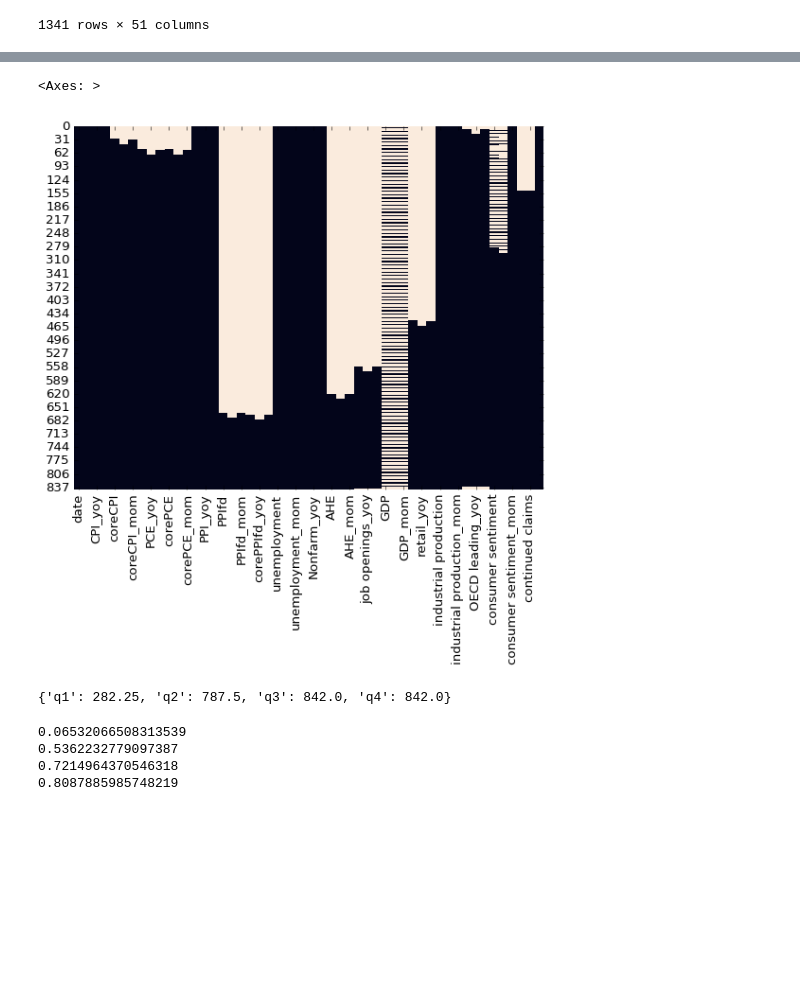
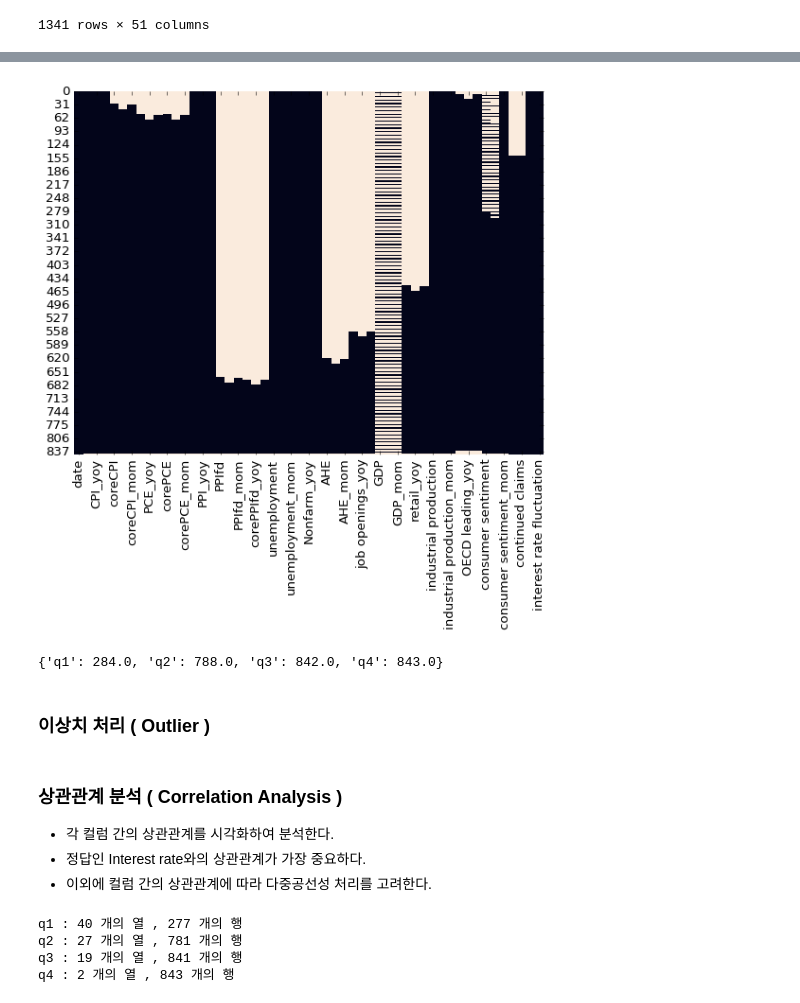
Before and after one commit to catree42/US-Economy-EDA-and-Federal-Rate-Prediction, a Jupyter notebook: DataPreprocessing.ipynb, the cells around one changed output, grey strips where cells are left out. Saved outputs shown, nothing was run; the diff lists cells and outputs as text; code cells hidden in the pictures; blank space fills up the shorter version.

Commit message:
complete correlation analysis code, start processing outlier

```diff
--- a/DataPreprocessing.ipynb
+++ b/DataPreprocessing.ipynb
@@ -246,5 +266,5 @@ import seaborn as sns
 import matplotlib.pyplot as plt
 import missingno as msno
 # %%
-merged_df = pd.read_csv('merged_df.csv')
-merged_df
+merged_df = pd.read_csv('dataframes/merged_df.csv')
+shifted_df = pd.read_csv('dataframes/shifted_df.csv')
@@ -265,11 +271,16 @@ merged_df
 # %%
 # msno.matrix(merged_df)
 # plt.show()
 
 sns.heatmap(merged_df.isna(),cbar=False)
+
+try :
+    os.makedirs('images')
+    plt.savefig('images/missing_values.png')
+except :
+    plt.savefig('images/missing_values.png')
 # %% [output]
-<Axes: >
-[figure, old version]
+[figure, new version]
 # %%
 # 결측률
 # merged_df['initial claims'].isna().sum()/ merged_df['date'].count()
@@ -293,14 +304,4 @@ IQR_dic['q3'] = merged_df.count().describe()['75%']
 IQR_dic['q4'] = merged_df.count().describe()['max']
 IQR_dic
 # %% [output]
-{'q1': 282.25, 'q2': 787.5, 'q3': 842.0, 'q4': 842.0}
+{'q1': 284.0, 'q2': 788.0, 'q3': 842.0, 'q4': 843.0}
-# %%
-# IQR(사분범위)로 열 제거 => 나머지 결측치 행 제거
-imputed_dic={}
-for q in IQR_dic.items():
-    pass
-# %% [output]
-0.06532066508313539
-0.5362232779097387
-0.7214964370546318
-0.8087885985748219
@@ -306,0 +325,22 @@ for q in IQR_dic.items():
+# %% [markdown]
+### 이상치 처리 ( Outlier )
+# %% [markdown]
+### 상관관계 분석 ( Correlation Analysis )
+- 각 컬럼 간의 상관관계를 시각화하여 분석한다.
+- 정답인 Interest rate와의 상관관계가 가장 중요하다.
+- 이외에 컬럼 간의 상관관계에 따라 다중공선성 처리를 고려한다.
+# %%
+# 결측치 처리 데이터 로드
+
+imputed_df_dic['q1'] = pd.read_csv('dataframes/imputed_df_q1.csv')
+imputed_df_dic['q2'] = pd.read_csv('dataframes/imputed_df_q2.csv')
+imputed_df_dic['q3'] = pd.read_csv('dataframes/imputed_df_q3.csv')
+imputed_df_dic['q4'] = pd.read_csv('dataframes/imputed_df_q4.csv')
+
+for z in imputed_df_dic.items():
+    print(f'{z[0]} : {len(z[1].keys())} 개의 열 , {z[1].date.count()} 개의 행')
+# %% [output]
+q1 : 40 개의 열 , 277 개의 행
+q2 : 27 개의 열 , 781 개의 행
+q3 : 19 개의 열 , 841 개의 행
+q4 : 2 개의 열 , 843 개의 행
```
Also changed, not shown: parts of 18 cells of this notebook, 11 other files.
